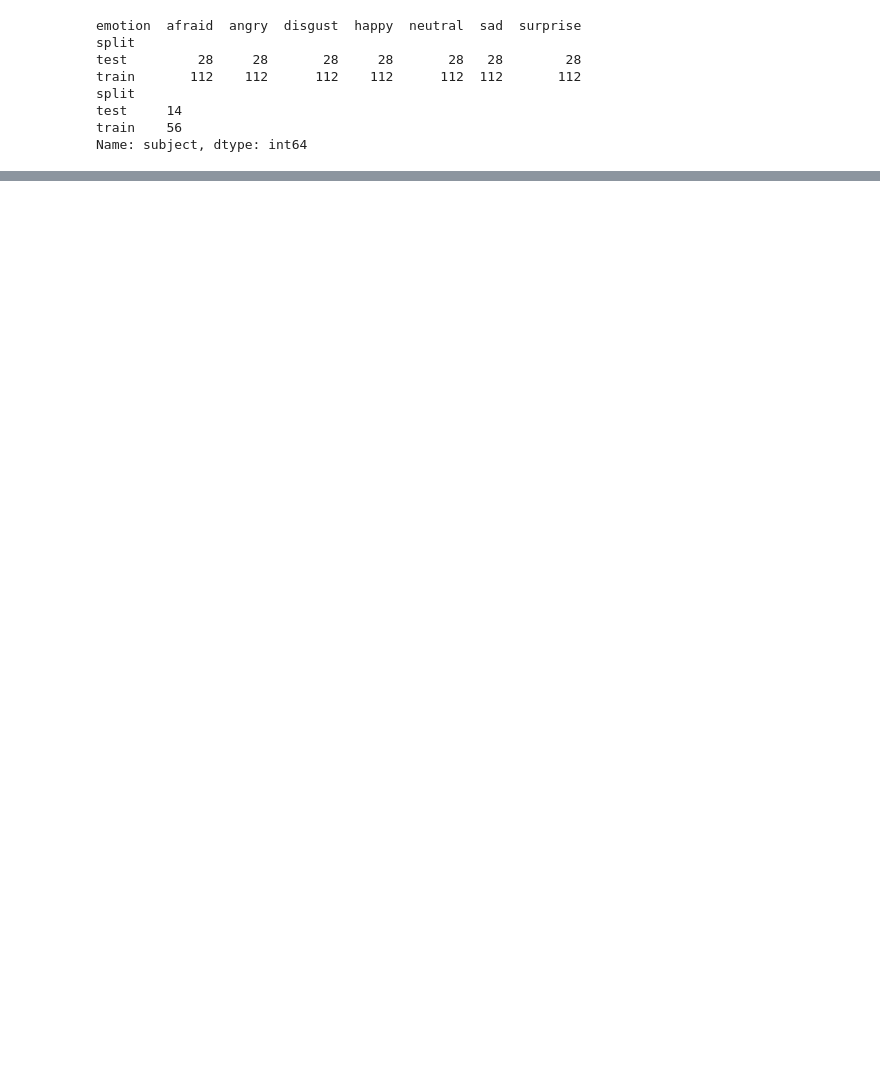
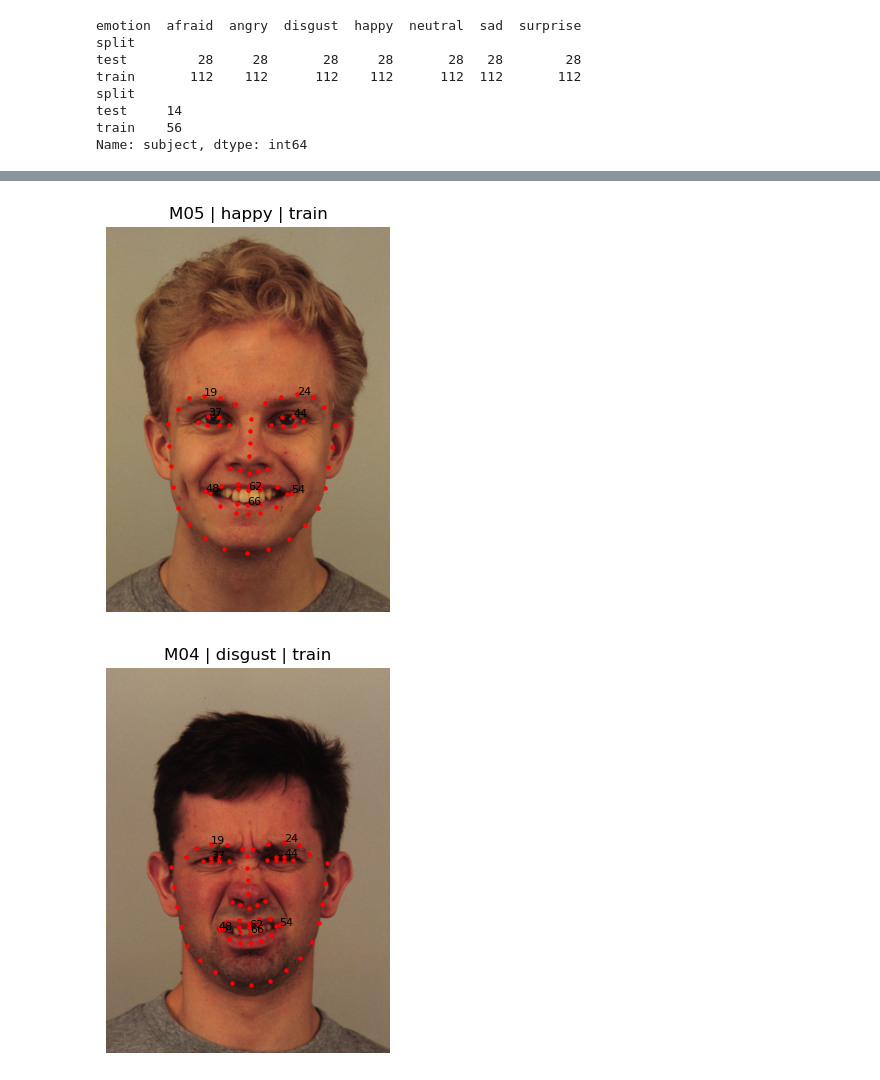
Before and after one commit to thesuacar/ml-emotionalrecognition, a Jupyter notebook: notebooks/phase5_fuzzy_kdef.ipynb, the cells around one changed output, grey strips where cells are left out. Drawn from its saved outputs; the diff is of its cells as text; code cells hidden in the pictures; blank space fills up the shorter version.

```diff
--- a/notebooks/phase5_fuzzy_kdef.ipynb
+++ b/notebooks/phase5_fuzzy_kdef.ipynb
@@ -281,21 +237,0 @@ Process the frontal photographs and build one DataFrame containing the image met
-# %%
-features, failures = [], []
-for index, rec in meta.iterrows():
-    try:
-        _, pts = detect_landmarks(rec.path)
-        measures = geometric_features(pts)
-        features.append({**rec.to_dict(), **measures})
-    except Exception as exc:
-        failures.append({**rec.to_dict(), 'error': str(exc)})
-
-feature_df = pd.DataFrame(features)
-failure_df = pd.DataFrame(failures)
-assert not feature_df.empty, 'Feature extraction failed for every image'
-assert np.isfinite(feature_df[FEATURE_COLS].to_numpy(dtype=float)).all(), \
-    'NaN or infinite feature values found'
-
-feature_df.to_csv(DATA_OUT / 'kdef_geometric_features.csv', index=False)
-failure_df.to_csv(OUT / 'landmark_failures.csv', index=False)
-print('Success:', len(feature_df), 'Failures:', len(failure_df))
-print(feature_df.groupby(['split','emotion']).size().unstack(fill_value=0))
-print(feature_df[FEATURE_COLS].describe().T)
@@ -396,0 +242,23 @@ Summarize the chosen geometric features, the fuzzy training method, test perform
+# %%
+import matplotlib.pyplot as plt
+
+sample = meta.loc[meta["split"] == "train"].sample(6, random_state=42)
+for _, record in sample.iterrows():
+    try:
+        image, points = detect_landmarks(record["path"])
+        rgb = cv2.cvtColor(image, cv2.COLOR_BGR2RGB)
+        plt.figure(figsize=(5, 5))
+        plt.imshow(rgb)
+        plt.scatter(points[:, 0], points[:, 1], s=5, c="red")
+        for index in (19, 24, 37, 44, 48, 54, 62, 66):
+            plt.annotate(str(index), tuple(points[index]), fontsize=8)
+        plt.title(
+            f"{record['subject']} | {record['emotion']} | {record['split']}"
+        )
+        plt.axis("off")
+        plt.show()
+    except (ValueError, cv2.error) as exc:
+        print(f"Failed: {record['path']} — {exc}")
+# %% [output]
+[figure, added]
+[figure, added]
```
Also changed, not shown: parts of 63 cells of this notebook.
